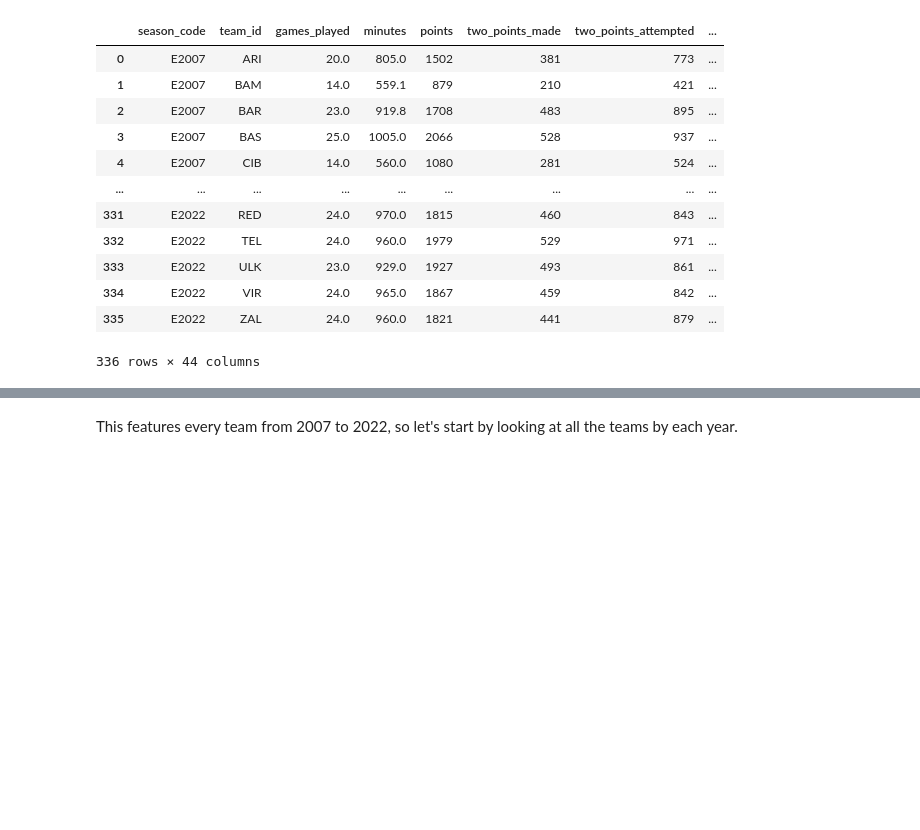
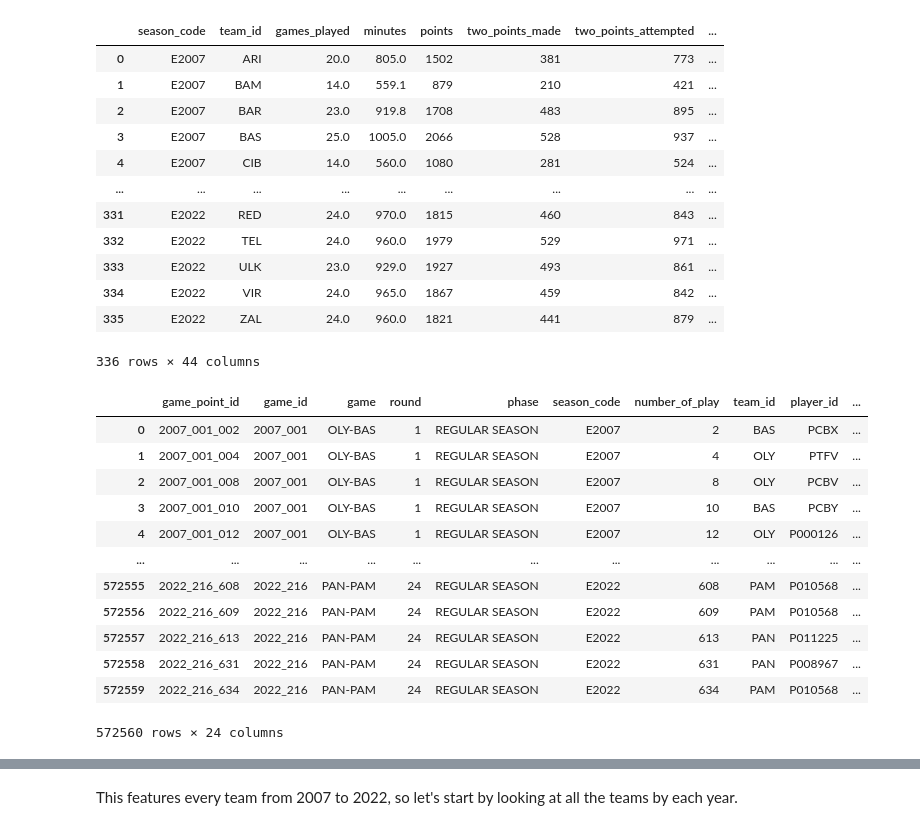
Before and after one commit to MichaelC6/SCDV490-Midterm, a Jupyter notebook: Notebooks/Exploration.ipynb, the cells around one changed output, grey strips where cells are left out. Cells and saved outputs as stored; diff of their text form; code cells hidden in the pictures; blank space fills up the shorter version.

```diff
--- a/Notebooks/Exploration.ipynb
+++ b/Notebooks/Exploration.ipynb
@@ -27,3 +42,19 @@ teams
 | 334 | E2022 | VIR | 24.0 | 965.0 | 1867 | 459 | 842 | ... |
 | 335 | E2022 | ZAL | 24.0 | 960.0 | 1821 | 441 | 879 | ... |
 336 rows × 44 columns
+# %%
+points
+# %% [output]
+|  | game_point_id | game_id | game | round | phase | season_code | number_of_play | team_id | player_id | ... |
+| 0 | 2007_001_002 | 2007_001 | OLY-BAS | 1 | REGULAR SEASON | E2007 | 2 | BAS | PCBX | ... |
+| 1 | 2007_001_004 | 2007_001 | OLY-BAS | 1 | REGULAR SEASON | E2007 | 4 | OLY | PTFV | ... |
+| 2 | 2007_001_008 | 2007_001 | OLY-BAS | 1 | REGULAR SEASON | E2007 | 8 | OLY | PCBV | ... |
+| 3 | 2007_001_010 | 2007_001 | OLY-BAS | 1 | REGULAR SEASON | E2007 | 10 | BAS | PCBY | ... |
+| 4 | 2007_001_012 | 2007_001 | OLY-BAS | 1 | REGULAR SEASON | E2007 | 12 | OLY | P000126 | ... |
+| ... | ... | ... | ... | ... | ... | ... | ... | ... | ... | ... |
+| 572555 | 2022_216_608 | 2022_216 | PAN-PAM | 24 | REGULAR SEASON | E2022 | 608 | PAM | P010568 | ... |
+| 572556 | 2022_216_609 | 2022_216 | PAN-PAM | 24 | REGULAR SEASON | E2022 | 609 | PAM | P010568 | ... |
+| 572557 | 2022_216_613 | 2022_216 | PAN-PAM | 24 | REGULAR SEASON | E2022 | 613 | PAN | P011225 | ... |
+| 572558 | 2022_216_631 | 2022_216 | PAN-PAM | 24 | REGULAR SEASON | E2022 | 631 | PAN | P008967 | ... |
+| 572559 | 2022_216_634 | 2022_216 | PAN-PAM | 24 | REGULAR SEASON | E2022 | 634 | PAM | P010568 | ... |
+572560 rows × 24 columns
```
Also changed, not shown: parts of 9 cells of this notebook.
